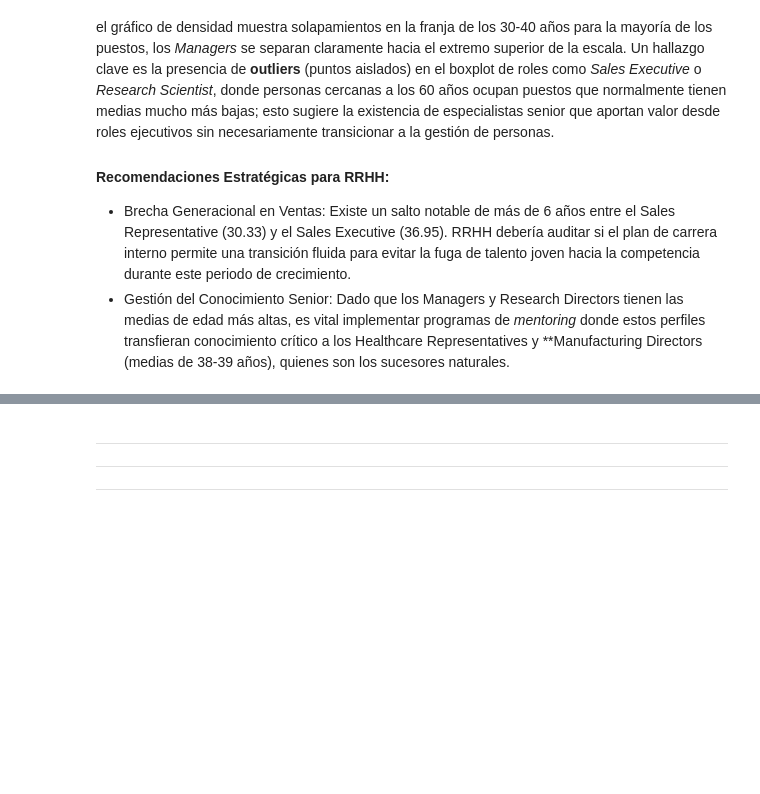
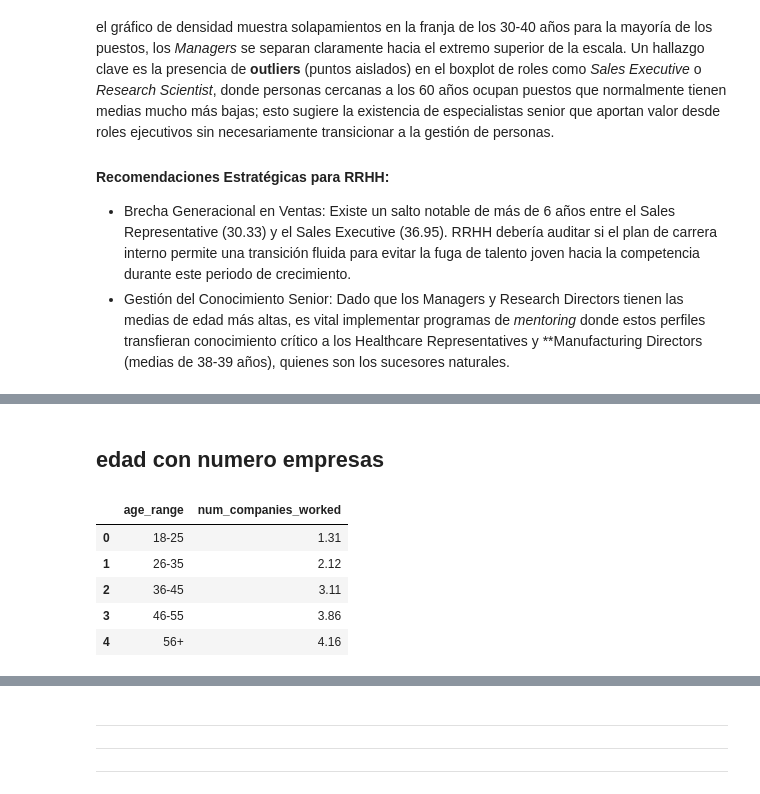
Before and after one commit to PatriciaAnaya/project-da-promo-59-modulo-3-team-3, a Jupyter notebook: optimizacion-de-talento.ipynb, the cells around one changed output, grey strips where cells are left out. Drawn from its saved outputs; the diff is of its cells as text; code cells hidden in the pictures; blank space fills up the shorter version.

```diff
--- a/optimizacion-de-talento.ipynb
+++ b/optimizacion-de-talento.ipynb
@@ -1335,0 +1413,20 @@ La empresa presenta una pirámide demográfica saludable pero muy marcada por el
+# %% [markdown]
+## edad con numero empresas
+# %%
+df_final['age_range'] = pd.cut(df_final['age'], bins=bins_edad, labels=labels_edad, right=False)
+
+# 3. Aplicamos el groupby usando esa nueva columna
+monthly_rate_by_age_range = (df_final.groupby('age_range')['num_companies_worked']
+                             .mean()
+                             .round(2)
+                             .reset_index()
+                            )
+
+monthly_rate_by_age_range
+# %% [output]
+|  | age_range | num_companies_worked |
+| 0 | 18-25 | 1.31 |
+| 1 | 26-35 | 2.12 |
+| 2 | 36-45 | 3.11 |
+| 3 | 46-55 | 3.86 |
+| 4 | 56+ | 4.16 |
```
Also changed, not shown: parts of 6 cells of this notebook.
